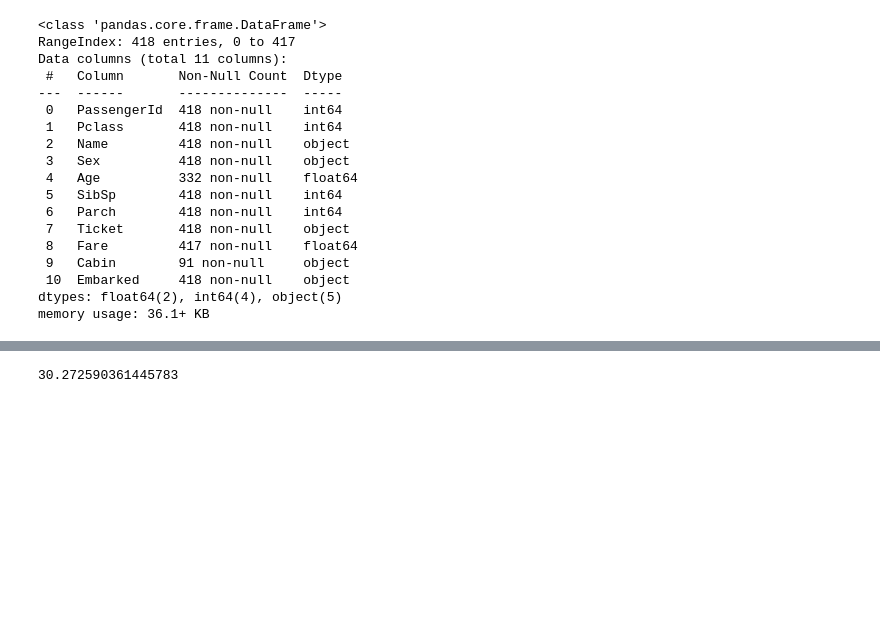
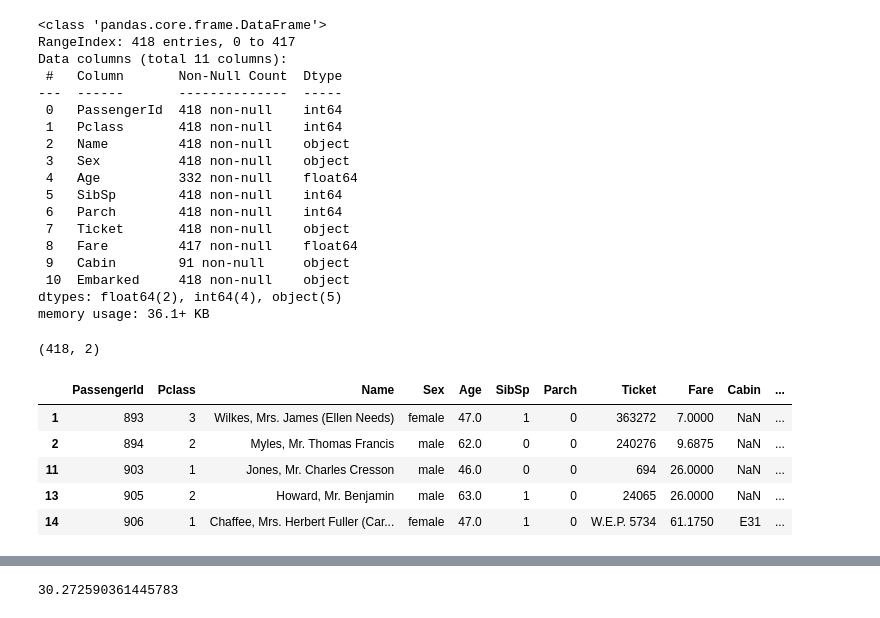
Before and after one commit to 254Bit/TitanicDataAnalysis, a Jupyter notebook: summary.ipynb, the cells around one changed output, grey strips where cells are left out. Cells and saved outputs as stored; diff of their text form; code cells hidden in the pictures; blank space fills up the shorter version.

```diff
--- a/summary.ipynb
+++ b/summary.ipynb
@@ -102,3 +102,17 @@ Data columns (total 11 columns):
  10  Embarked     418 non-null    object
 dtypes: float64(2), int64(4), object(5)
 memory usage: 36.1+ KB
+# %%
+df[['Age','Sex']].shape
+# %% [output]
+(418, 2)
+# %%
+above_35 = df[df['Age'] > 35]
+above_35.head()
+# %% [output]
+|  | PassengerId | Pclass | Name | Sex | Age | SibSp | Parch | Ticket | Fare | Cabin | ... |
+| 1 | 893 | 3 | Wilkes, Mrs. James (Ellen Needs) | female | 47.0 | 1 | 0 | 363272 | 7.0000 | NaN | ... |
+| 2 | 894 | 2 | Myles, Mr. Thomas Francis | male | 62.0 | 0 | 0 | 240276 | 9.6875 | NaN | ... |
+| 11 | 903 | 1 | Jones, Mr. Charles Cresson | male | 46.0 | 0 | 0 | 694 | 26.0000 | NaN | ... |
+| 13 | 905 | 2 | Howard, Mr. Benjamin | male | 63.0 | 1 | 0 | 24065 | 26.0000 | NaN | ... |
+| 14 | 906 | 1 | Chaffee, Mrs. Herbert Fuller (Car... | female | 47.0 | 1 | 0 | W.E.P. 5734 | 61.1750 | E31 | ... |
```
Also changed, not shown: parts of 15 cells of this notebook.
